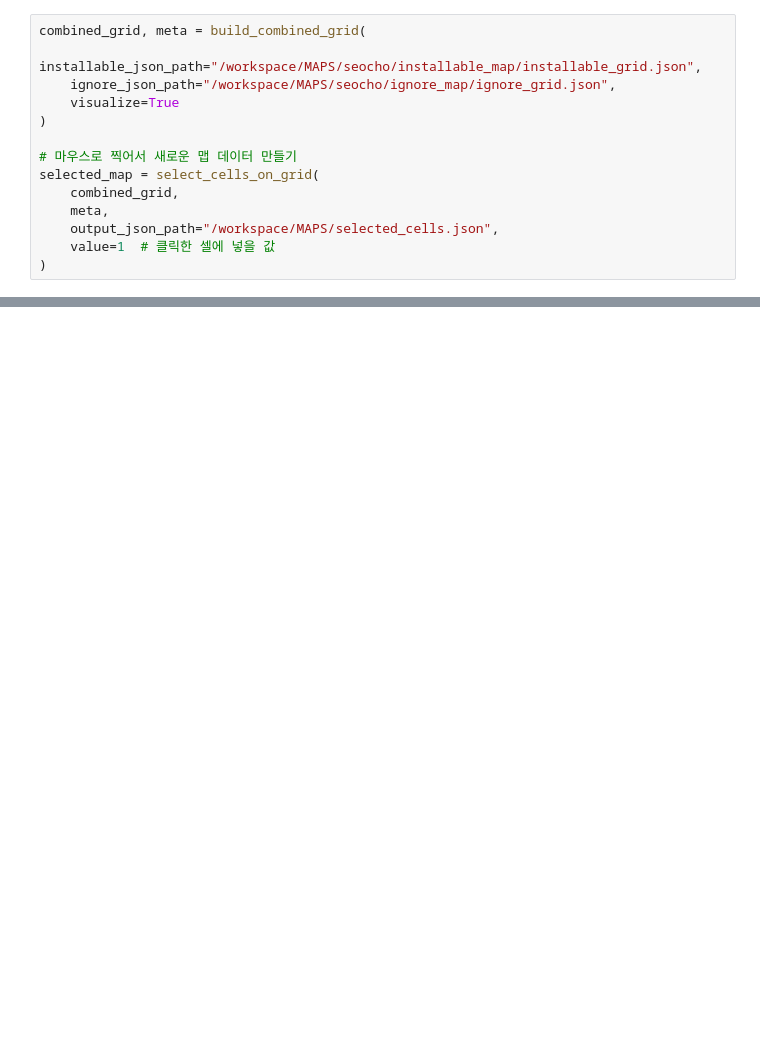
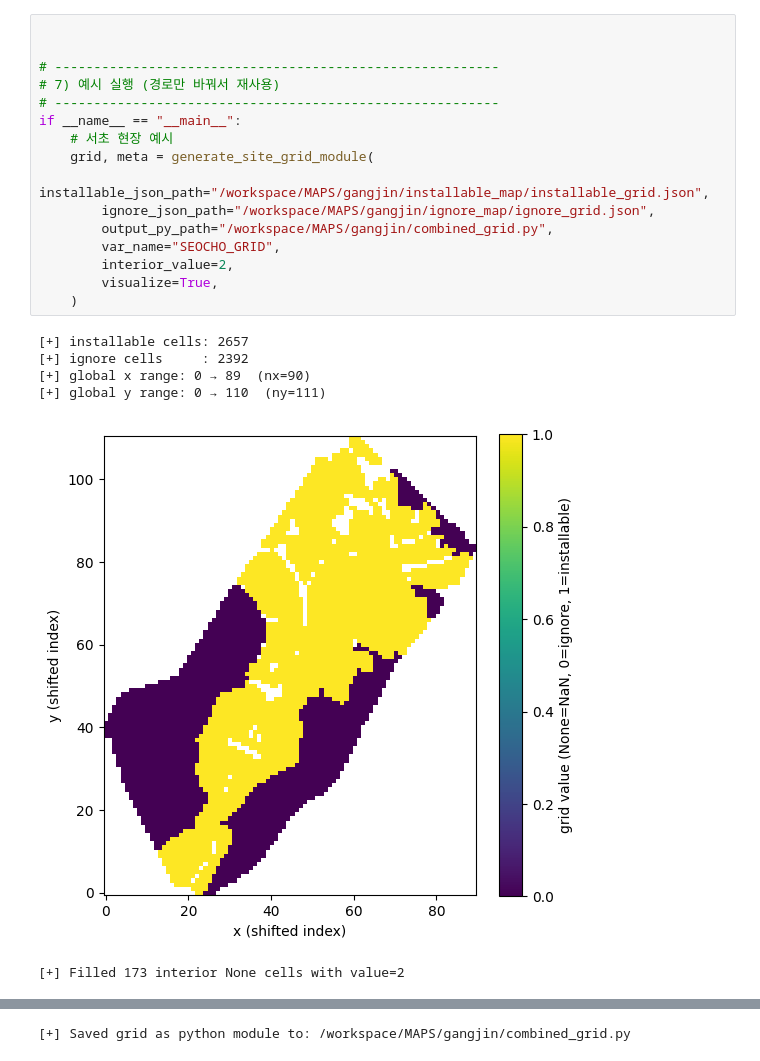
Before and after one commit to yutakseo/pcdConverter, a Jupyter notebook: workspace/seocho.ipynb, the cells around one changed output, grey strips where cells are left out. Drawn from its saved outputs; the diff is of its cells as text; blank space fills up the shorter version.

```diff
--- a/workspace/seocho.ipynb
+++ b/workspace/seocho.ipynb
@@ -375,14 +341,23 @@ def select_cells_on_grid(grid,
-# %%
-combined_grid, meta = build_combined_grid(
-    installable_json_path="/workspace/MAPS/seocho/installable_map/installable_grid.json",
-    ignore_json_path="/workspace/MAPS/seocho/ignore_map/ignore_grid.json",
-    visualize=True
-)
-
-# 마우스로 찍어서 새로운 맵 데이터 만들기
-selected_map = select_cells_on_grid(
-    combined_grid,
-    meta,
-    output_json_path="/workspace/MAPS/selected_cells.json",
-    value=1  # 클릭한 셀에 넣을 값
-)
+# %%
+
+
+# ---------------------------------------------------------
+# 7) 예시 실행 (경로만 바꿔서 재사용)
+# ---------------------------------------------------------
+if __name__ == "__main__":
+    # 서초 현장 예시
+    grid, meta = generate_site_grid_module(
+        installable_json_path="/workspace/MAPS/gangjin/installable_map/installable_grid.json",
+        ignore_json_path="/workspace/MAPS/gangjin/ignore_map/ignore_grid.json",
+        output_py_path="/workspace/MAPS/gangjin/combined_grid.py",
+        var_name="SEOCHO_GRID",
+        interior_value=2,
+        visualize=True,
+    )
+# %% [output]
+[+] installable cells: 2657
+[+] ignore cells     : 2392
+[+] global x range: 0 → 89  (nx=90)
+[+] global y range: 0 → 110  (ny=111)
+[figure, added]
+[+] Filled 173 interior None cells with value=2
@@ -388,0 +365 @@ selected_map = select_cells_on_grid(
+[+] Saved grid as python module to: /workspace/MAPS/gangjin/combined_grid.py
```
Also changed, not shown: parts of 9 cells of this notebook, 5 other files.
